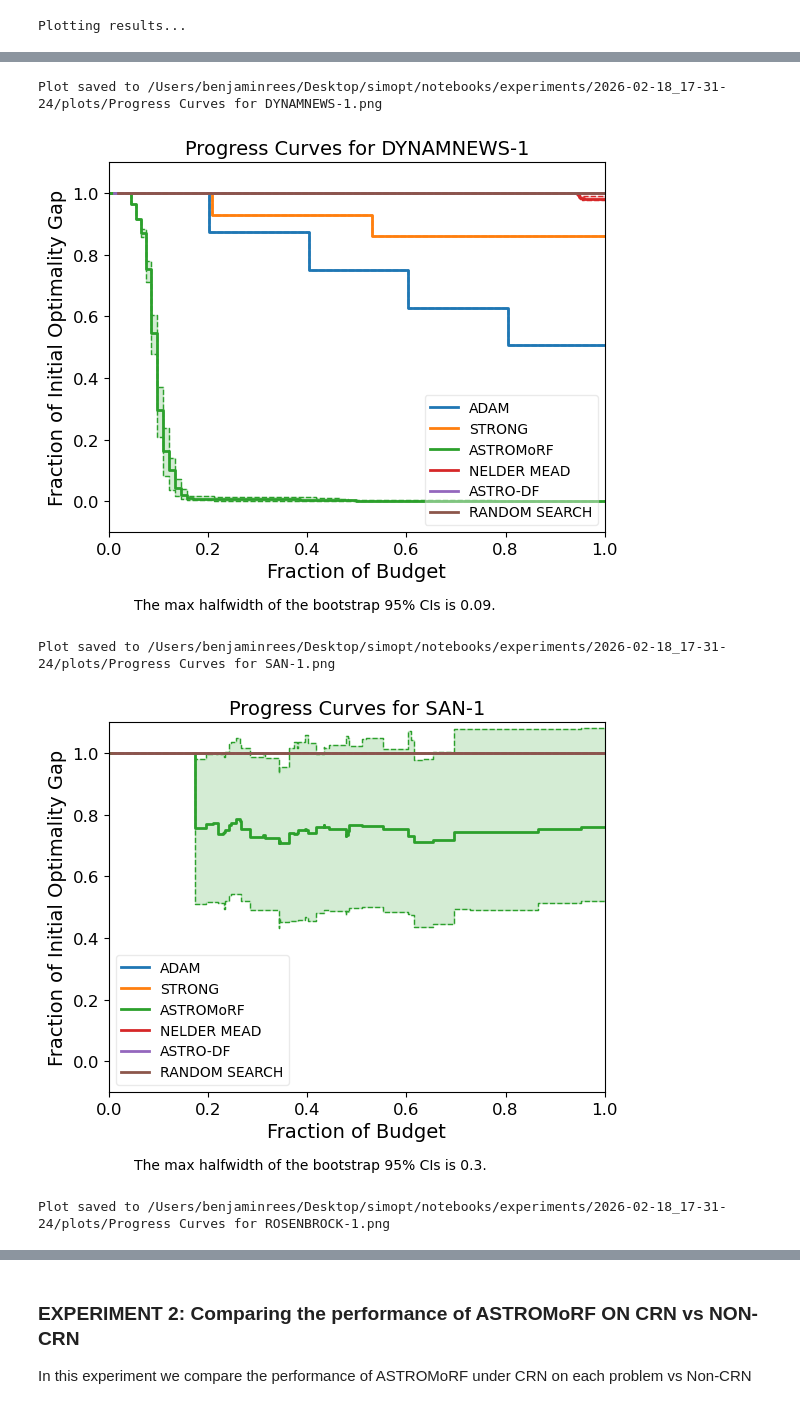
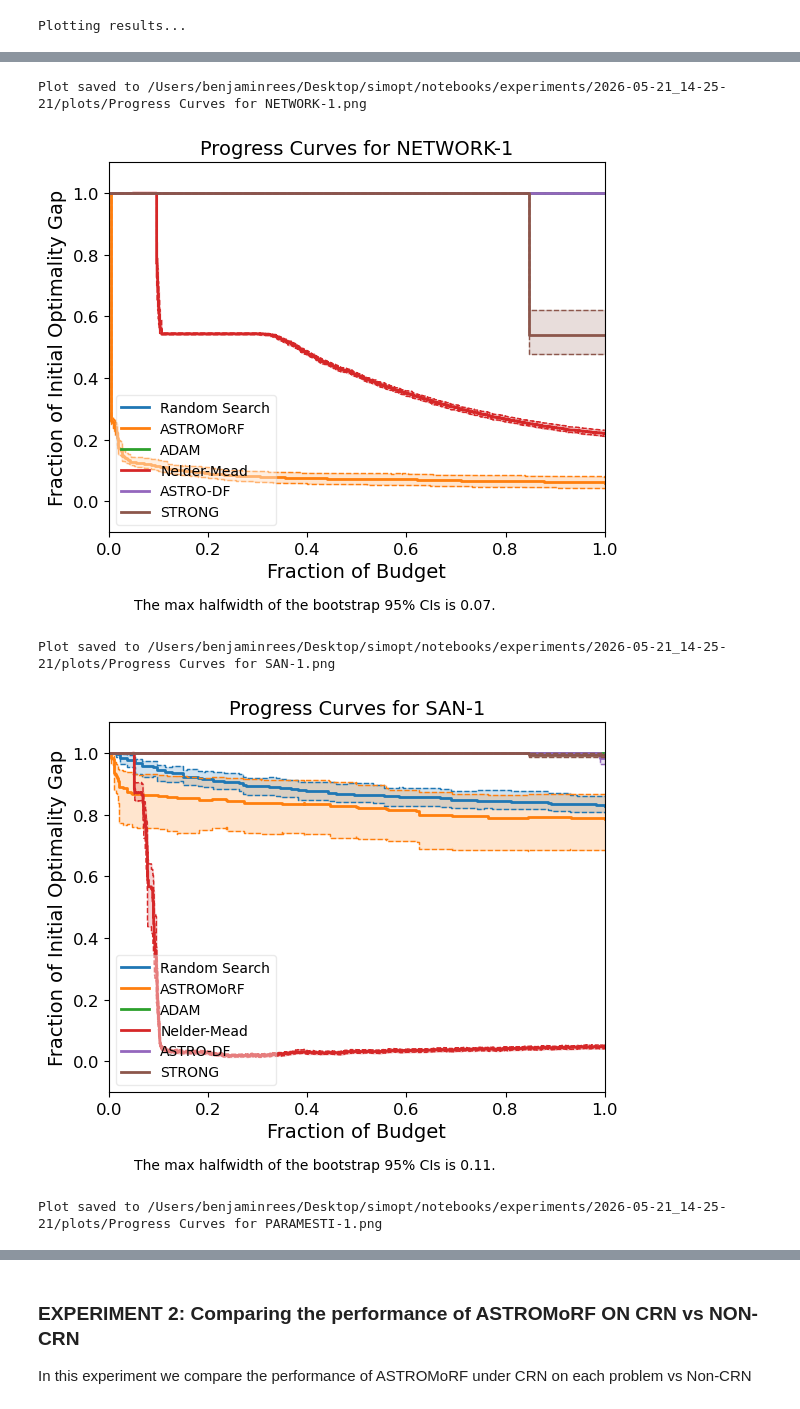
Before and after one commit to BenWRees/simopt, a Jupyter notebook: notebooks/get_pickle_graphs.ipynb, the cells around one changed output, grey strips where cells are left out. Saved outputs shown, nothing was run; the diff lists cells and outputs as text; code cells hidden in the pictures.

```diff
--- a/notebooks/get_pickle_graphs.ipynb
+++ b/notebooks/get_pickle_graphs.ipynb
@@ -34,7 +34,7 @@ from simopt.experiment_base import (
 from demo.plot_datafarming import plot_datafarming_results, create_results_dataframe
 
 #Get the experiments Results directory where all the ProblemsSolvers pickles will be stored
-experiment_dir = Path.cwd() / "experiments" / "Journal_Test_Results"
+experiment_dir = Path.home() / "Desktop" / "Journal_Pickles_18_5"
 if not experiment_dir.exists():
     os.makedirs(experiment_dir)
 
@@ -49,10 +49,10 @@ In this experiment we compare ASTROMoRF against other state of the art solvers o
 # %%
 
 
-path_comparison = "/Users/benjaminrees/Desktop/Journal_Pickles/comparison_18_02_26/"
+path_comparison = "/Users/benjaminrees/Desktop/Journal_Pickles_18_5/comparison"
 
 #find all the pickles in the directory that contain "POSTREPS" in the filename - get a list of their file paths
-pickles = [f for f in os.listdir(path_comparison) if f.endswith('.pickle') and "POSTREPS" in f]
+pickles = [f for f in os.listdir(path_comparison) if f.endswith('.pkl')]
 
 print(f"Found {len(pickles)} pickles")
 [print(f) for f in pickles]
@@ -245,7 +241,7 @@ for experiments, legend_loc in zip(experiments_same_problem, legend_locs):
                 solver_set_name="Comparison of Solvers",
                 plot_title=f"Progress Curves for {experiments[0].problem.name}",
                 normalize=True,
-                plot_conf_ints=False,
+                plot_conf_ints=True,
                 allow_xstar_mismatch=True,
                 legend_loc = legend_loc
             )
@@ -269,5 +265,5 @@ Plot saved to /Users/benjaminrees/Desktop/simopt/notebooks/experiments/2026-02-1
-Plot saved to /Users/benjaminrees/Desktop/simopt/notebooks/experiments/2026-02-18_17-31-24/plots/Progress Curves for DYNAMNEWS-1.png
+Plot saved to /Users/benjaminrees/Desktop/simopt/notebooks/experiments/2026-05-21_14-25-21/plots/Progress Curves for NETWORK-1.png
-[figure, old version]
+[figure, new version]
-Plot saved to /Users/benjaminrees/Desktop/simopt/notebooks/experiments/2026-02-18_17-31-24/plots/Progress Curves for SAN-1.png
+Plot saved to /Users/benjaminrees/Desktop/simopt/notebooks/experiments/2026-05-21_14-25-21/plots/Progress Curves for SAN-1.png
-[figure, old version]
+[figure, new version]
-Plot saved to /Users/benjaminrees/Desktop/simopt/notebooks/experiments/2026-02-18_17-31-24/plots/Progress Curves for ROSENBROCK-1.png
+Plot saved to /Users/benjaminrees/Desktop/simopt/notebooks/experiments/2026-05-21_14-25-21/plots/Progress Curves for PARAMESTI-1.png
```
Also changed, not shown: parts of 38 cells of this notebook.
